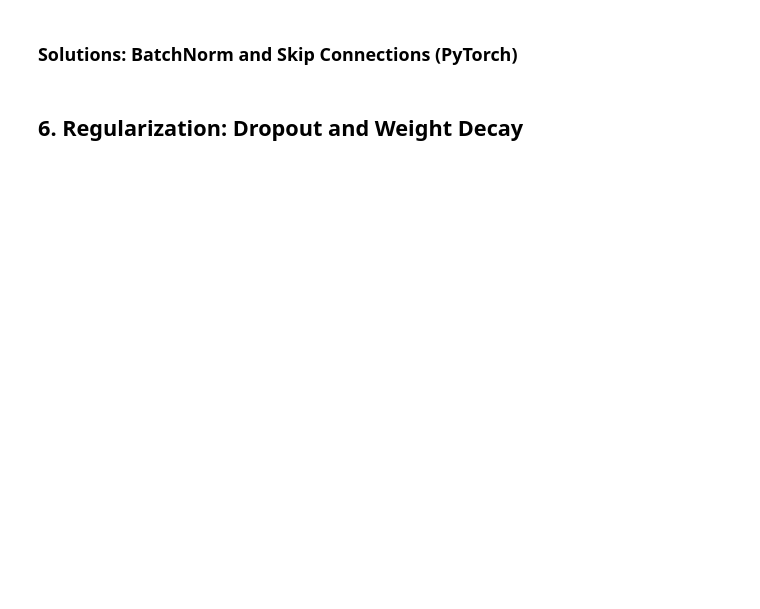
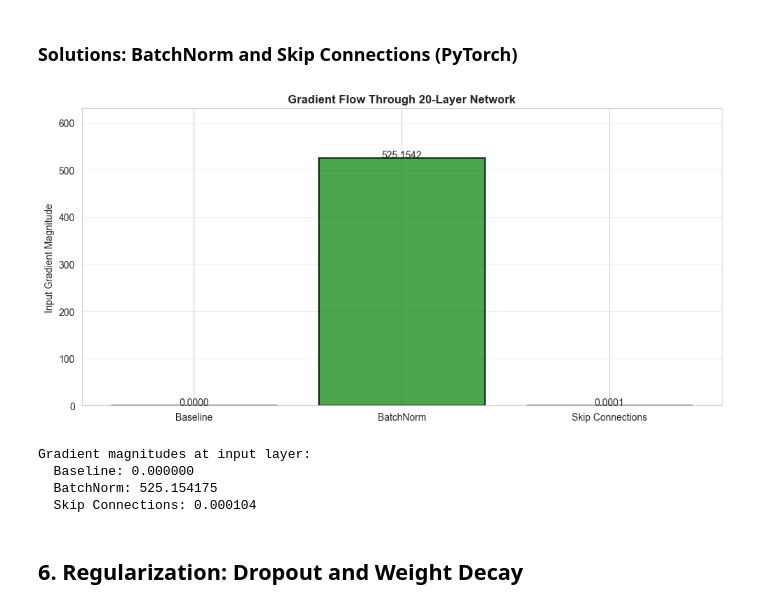
Before and after one commit to sanigam/AI-ML-Interview-Prep, a Jupyter notebook: 18_Deep_Learning_Fundamentals/Deep_Learning_Fundamentals.ipynb, the cells around one changed output. Saved outputs shown, nothing was run; the diff lists cells and outputs as text; code cells hidden in the pictures; blank space fills up the shorter version.

```diff
--- a/18_Deep_Learning_Fundamentals/Deep_Learning_Fundamentals.ipynb
+++ b/18_Deep_Learning_Fundamentals/Deep_Learning_Fundamentals.ipynb
@@ -270,6 +270,7 @@ nn_numpy = TwoLayerNNNumPy(input_size=2, hidden_size=16, output_size=1)
 losses_nn_numpy = []
 
 for epoch in range(500):
+    nn_numpy.forward(X_moons)
     loss = nn_numpy.backward(X_moons, y_moons, learning_rate=0.5)
     losses_nn_numpy.append(loss)
 
@@ -423,7 +432,7 @@ class DeepNetWithSkip(nn.Module):
         return x
 
 # Create random input
-x_test = torch.randn(1, 10)
+x_test = torch.randn(4, 10)
 
 # Get gradient magnitudes for each model
 models = {
@@ -431,33 +440,39 @@ models = {
     'BatchNorm': DeepNetWithBatchNorm(20),
     'Skip Connections': DeepNetWithSkip(20)
 }
 
 grad_magnitudes = {}
 
 for name, model in models.items():
     model.train()
     x = x_test.clone().requires_grad_(True)
     output = model(x)
     loss = output.sum()
     loss.backward()
     grad_magnitudes[name] = x.grad.abs().mean().item()
 
 plt.figure(figsize=(10, 5))
 models_list = list(grad_magnitudes.keys())
 values = list(grad_magnitudes.values())
 bars = plt.bar(models_list, values, color=['red', 'green', 'blue'], alpha=0.7, edgecolor='black', linewidth=2)
 plt.title('Gradient Flow Through 20-Layer Network', fontsize=12, fontweight='bold')
 plt.ylabel('Input Gradient Magnitude')
 plt.ylim(0, max(values) * 1.2)
 for bar, val in zip(bars, values):
     plt.text(bar.get_x() + bar.get_width()/2, bar.get_height() + 0.01, f'{val:.4f}', ha='center')
 plt.grid(True, alpha=0.3, axis='y')
 plt.tight_layout()
 plt.show()
 
 print('\nGradient magnitudes at input layer:')
 for name, mag in grad_magnitudes.items():
     print(f'  {name}: {mag:.6f}')
+# %% [output]
+[figure, added]
+Gradient magnitudes at input layer:
+  Baseline: 0.000000
+  BatchNorm: 525.154175
+  Skip Connections: 0.000104
 # %% [markdown]
 ## 6. Regularization: Dropout and Weight Decay
 # %%
```
Also changed, not shown: parts of 7 cells of this notebook, 7 other files.
